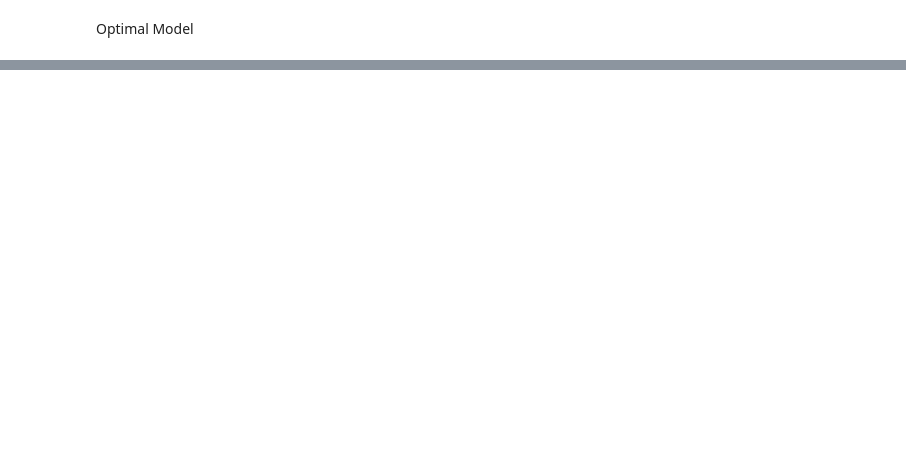
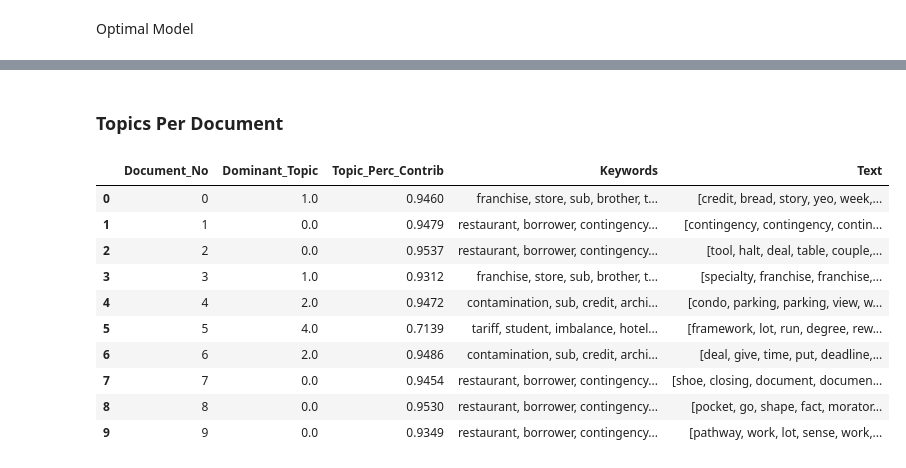
Before and after one commit to connorgilmoreut/capstone, a Jupyter notebook: lda-transcripts-cluster-1.ipynb, the cells around one changed output, grey strips where cells are left out. Saved outputs shown, nothing was run; the diff lists cells and outputs as text; code cells hidden in the pictures; blank space fills up the shorter version.

Commit message:
update dominant topic code

```diff
--- a/lda-transcripts-cluster-1.ipynb
+++ b/lda-transcripts-cluster-1.ipynb
@@ -248,0 +249,46 @@ pprint(optimal_model.print_topics(num_words=30))
+# %% [markdown]
+### Topics Per Document
+# %%
+def format_topics_sentences(ldamodel=optimal_model, corpus=trans_TFIDF, texts=data_lemmatized):
+    # Init output
+    sent_topics_df = pd.DataFrame()
+
+    # Get main topic in each document
+    for i, row in enumerate(ldamodel[corpus]):
+        row = sorted(row, key=lambda x: (x[1]), reverse=True)
+        # Get the Dominant topic, Perc Contribution and Keywords for each document
+        for j, (topic_num, prop_topic) in enumerate(row):
+            if j == 0:  # => dominant topic
+                wp = ldamodel.show_topic(topic_num)
+                topic_keywords = ", ".join([word for word, prop in wp])
+                sent_topics_df = sent_topics_df.append(pd.Series([int(topic_num), round(prop_topic,4), topic_keywords]), ignore_index=True)
+            else:
+                break
+    sent_topics_df.columns = ['Dominant_Topic', 'Perc_Contribution', 'Topic_Keywords']
+
+    # Add original text to the end of the output
+    contents = pd.Series(texts)
+    sent_topics_df = pd.concat([sent_topics_df, contents], axis=1)
+    return(sent_topics_df)
+
+
+df_topic_sents_keywords = format_topics_sentences(ldamodel=optimal_model, corpus=trans_TFIDF, texts=data_lemmatized)
+
+# Format
+df_dominant_topic = df_topic_sents_keywords.reset_index()
+df_dominant_topic.columns = ['Document_No', 'Dominant_Topic', 'Topic_Perc_Contrib', 'Keywords', 'Text']
+
+# Show
+df_dominant_topic.head(10)
+# %% [output]
+|  | Document_No | Dominant_Topic | Topic_Perc_Contrib | Keywords | Text |
+| 0 | 0 | 1.0 | 0.9460 | franchise, store, sub, brother, t... | [credit, bread, story, yeo, week,... |
+| 1 | 1 | 0.0 | 0.9479 | restaurant, borrower, contingency... | [contingency, contingency, contin... |
+| 2 | 2 | 0.0 | 0.9537 | restaurant, borrower, contingency... | [tool, halt, deal, table, couple,... |
+| 3 | 3 | 1.0 | 0.9312 | franchise, store, sub, brother, t... | [specialty, franchise, franchise,... |
+| 4 | 4 | 2.0 | 0.9472 | contamination, sub, credit, archi... | [condo, parking, parking, view, w... |
+| 5 | 5 | 4.0 | 0.7139 | tariff, student, imbalance, hotel... | [framework, lot, run, degree, rew... |
+| 6 | 6 | 2.0 | 0.9486 | contamination, sub, credit, archi... | [deal, give, time, put, deadline,... |
+| 7 | 7 | 0.0 | 0.9454 | restaurant, borrower, contingency... | [shoe, closing, document, documen... |
+| 8 | 8 | 0.0 | 0.9530 | restaurant, borrower, contingency... | [pocket, go, shape, fact, morator... |
+| 9 | 9 | 0.0 | 0.9349 | restaurant, borrower, contingency... | [pathway, work, lot, sense, work,... |
```
Also changed, not shown: parts of 4 cells of this notebook.
